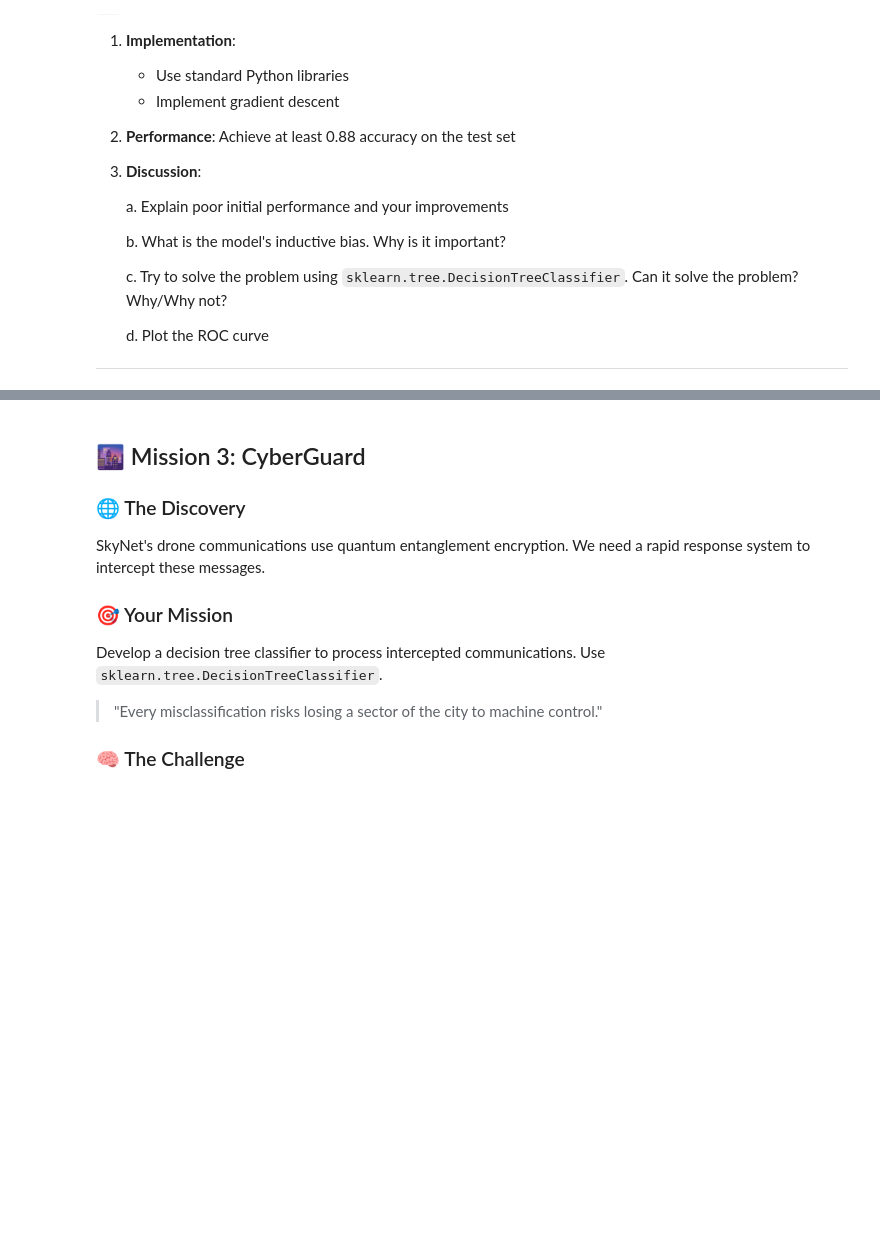
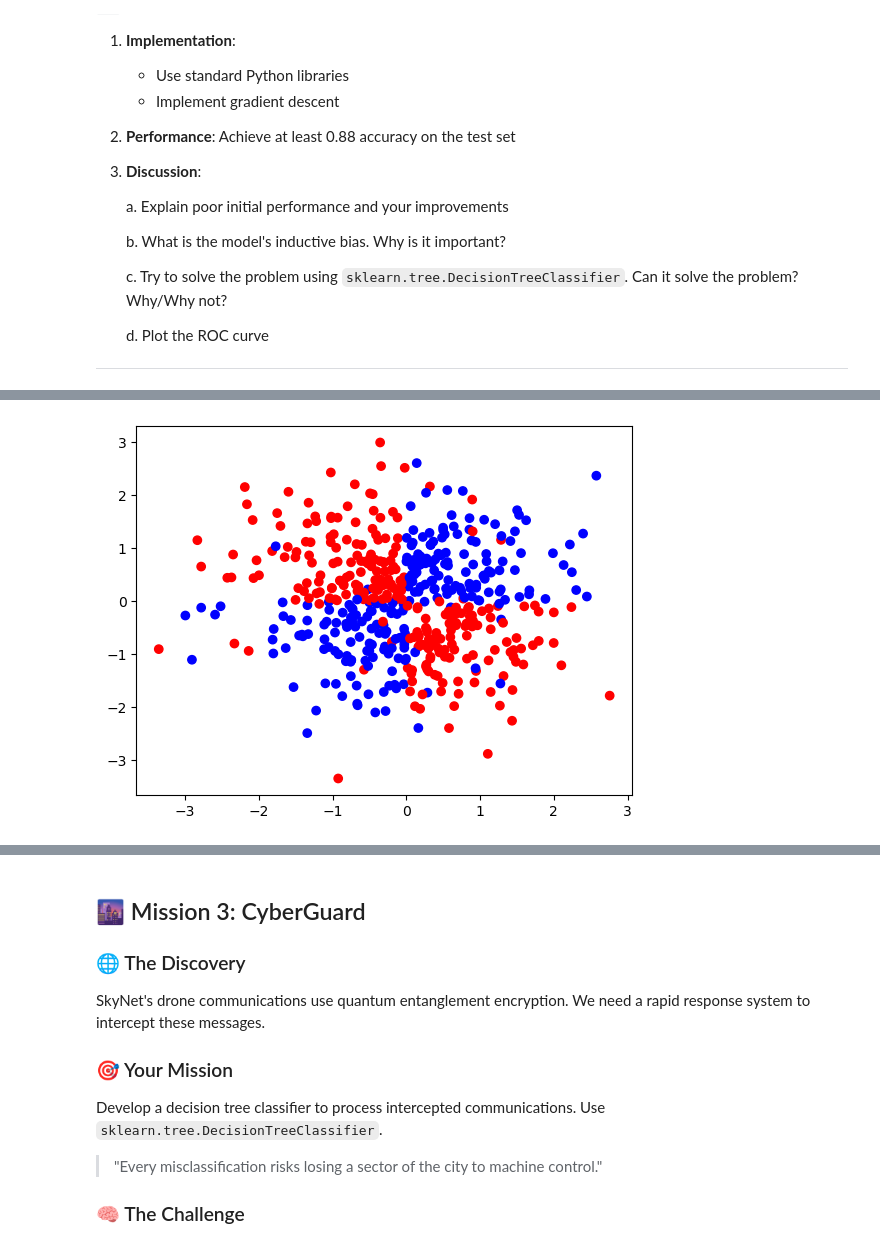
Before and after one commit to MKMC1/TDT4172, a Jupyter notebook: Assignment1/Chapter_1.ipynb, the cells around one changed output, grey strips where cells are left out. Drawn from its saved outputs; the diff is of its cells as text; code cells hidden in the pictures; blank space fills up the shorter version.

```diff
--- a/Assignment1/Chapter_1.ipynb
+++ b/Assignment1/Chapter_1.ipynb
@@ -194,0 +197,5 @@ print(acc_test)
+# %%
+plt.scatter(train['x0'], train['x1'], c = train['y'], cmap = 'bwr')
+plt.show()
+# %% [output]
+[figure, added]
```
Also changed, not shown: parts of 23 cells of this notebook, 2 other files.
